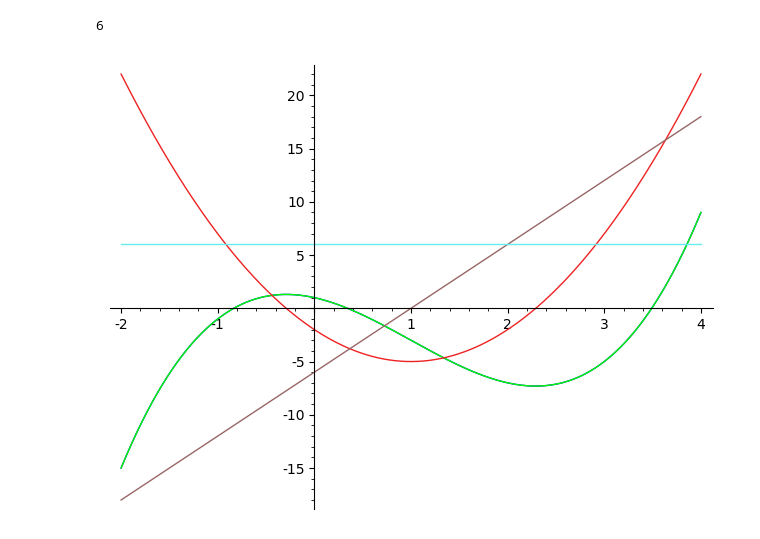
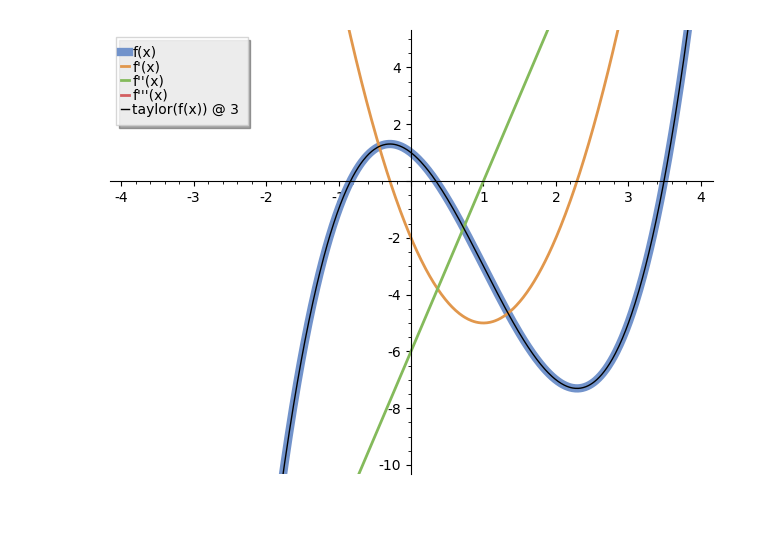
Before and after one commit to lakinwecker/numerical-optimization, a Jupyter notebook: 0-background-math/Taylor Series.ipynb, the cells around one changed output. Cells and saved outputs as stored; diff of their text form; code cells hidden in the pictures.

Commit message:
fiddling with sage and plotting to better understand how to make these worksheets

```diff
--- a/0-background-math/Taylor Series.ipynb
+++ b/0-background-math/Taylor Series.ipynb
@@ -7,4 +0,0 @@ def myplot(f=x^2):
-# %%
-x = var('x')
-p = var('p')
-f = x^3 - 3*x^2 - 2*x + 1; f
@@ -21,3 +0,0 @@ sum([plot(func, (v, -2, 4), color=c) for func, v, c in [(f, x, '#0000FF'), (appr
-# %%
-df = diff(f)
-approx = f(x=0) + df(x=0)*p; approx
@@ -50,8 +0,0 @@ approx = f(x=0) + df(x=0)*p + p^2/factorial(2)*d2f(x=0) + p^3/factorial(3)*d3f(x
-# %%
-d3f
-# %% [output]
-6
-# %%
-sum([plot(func, (v, -2, 4), color=c) for func, v, c in [(f, x, '#0000FF'), (approx, p, '#00FF00'), (df, x, '#ee2222'), (d2f, x, '#996666'), (d3f, x, '#66eeee')]])
-# %% [output]
-[figure, removed]
@@ -57,0 +12,36 @@ sum([plot(func, (v, -2, 4), color=c) for func, v, c in [(f, x, '#0000FF'), (appr
+# %%
+x,p = var('x,p')
+def taylor_series(f, order, i=0, xVal=0):
+    if order < 0:
+        return 0
+    return f(x=xVal)*(p^i/factorial(i)) + taylor_series(diff(f, x), order-1, i+1, xVal)
+
+def color_generator():
+    for c in itertools.chain(*[colors.bar_indexed for x in range(10)]):
+        yield c
+color_cycle = color_generator()
+
+def show_taylor_series(f, order, min_x=-4, max_x=4, min_y=-10, max_y=5):
+    def plot_func(f, label, color=None, **kwargs):
+        if not color:
+            color = color_cycle.next()
+        return plot(f, (x,min_x,max_x), ymin=min_y, ymax=max_y, legend_label=label, color=color, **kwargs)
+
+    x = var('x')
+    f = sage_eval(f, locals={'x': x})
+    all_plots = [plot_func(f, "f(x)", thickness=6)]
+    df_all = []
+    df = f
+    for i in range(order):
+        df = diff(df, x)
+        all_plots.append(plot_func(df, "f{}(x)".format("'"*(i+1)), thickness=2))
+
+    approximation = taylor_series(f, order)
+    all_plots.append(plot_func(approximation,"taylor(f(x)) @ {}".format(order), color="black"))
+    show(sum(all_plots))
+# %%
+@interact(f=widgets.Text('x^3 - 3*x^2 - 2*x + 1'), order=widgets.IntSlider(min=0,max=4,step=1,value=3))
+def third_order(f, order):
+    show_taylor_series(f, order)
+# %% [output]
+[figure, added]
```
Also changed, not shown: parts of 13 cells of this notebook, 1 other file.
